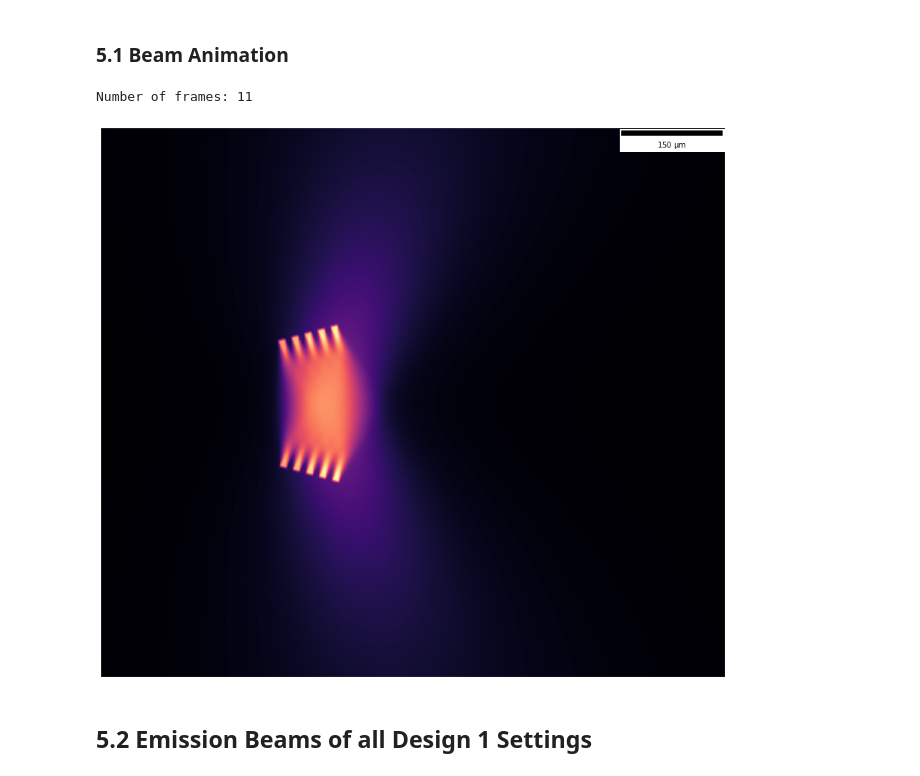
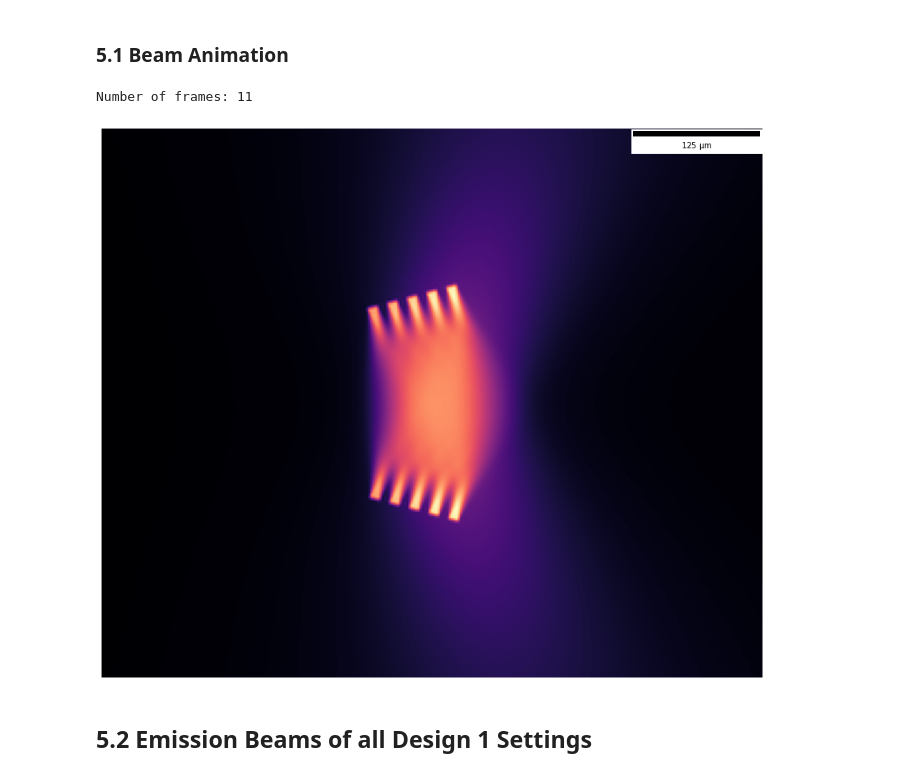
Before and after one commit to datajoint-company/neurophotonics, a Jupyter notebook: workdir/BeamAnimation_2022April29.ipynb, the cells around one changed output. Cells and saved outputs as stored; diff of their text form; code cells hidden in the pictures.

```diff
--- a/workdir/BeamAnimation_2022April29.ipynb
+++ b/workdir/BeamAnimation_2022April29.ipynb
@@ -286,43 +286,43 @@ def crop_images(images, pct=0.35):
     """
     # This function crops the images symmetrically by a percentage of the length.
     # The images are assumed to be squares.
-    start = int(images[0].shape[0] * 0.35)
-    stop = int(images[0].shape[0] * (1 - 0.35))
+    start = int(images[0].shape[0] * pct)
+    stop = int(images[0].shape[0] * (1 - pct))
 
     return [image[start:stop, 500:550 + (stop-start)] for image in images]
 
 images = create_beam_pattern(beam_topview, D101)
-images = crop_images(images, pct=0.35)
+images = crop_images(images, pct=0.40)
 
 def create_animation(images, output):
     fig, ax = plt.subplots(figsize=(15,15))
 
     images = [np.zeros([images[0].shape[0], images[0].shape[1]])] + images # Add a blank image to the beginning.
     print(f"Number of frames: {len(images)}")
 
 
     ims = []
     i0 = images[0]
     for j, image in enumerate(images):
         if not j ==0:
             i0 += image
         im = ax.imshow(i0, animated=True, cmap="magma")
         scalebar = ScaleBar(2.2 * 1e-6)
         ax.add_artist(scalebar)
         ax.axis('off')
         ims.append([im])
 
     ani = animation.ArtistAnimation(fig, ims, interval=800, blit=True,
                                     repeat_delay=1500)
 
     writer = animation.FFMpegWriter(
         fps=2, bitrate=1800)  # metadata=dict(artist='DataJoint')
     ani.save(output, writer=writer)
 
 create_animation(images, output="Design101_emissionbeams_topview.mp4")
 # %% [output]
 Number of frames: 11
-[figure, old version]
+[figure, new version]
 # %% [markdown]
 ## 5.2 Emission Beams of all Design 1 Settings
 # %%
```
Also changed, not shown: parts of 1 cell of this notebook, 2 other files.
